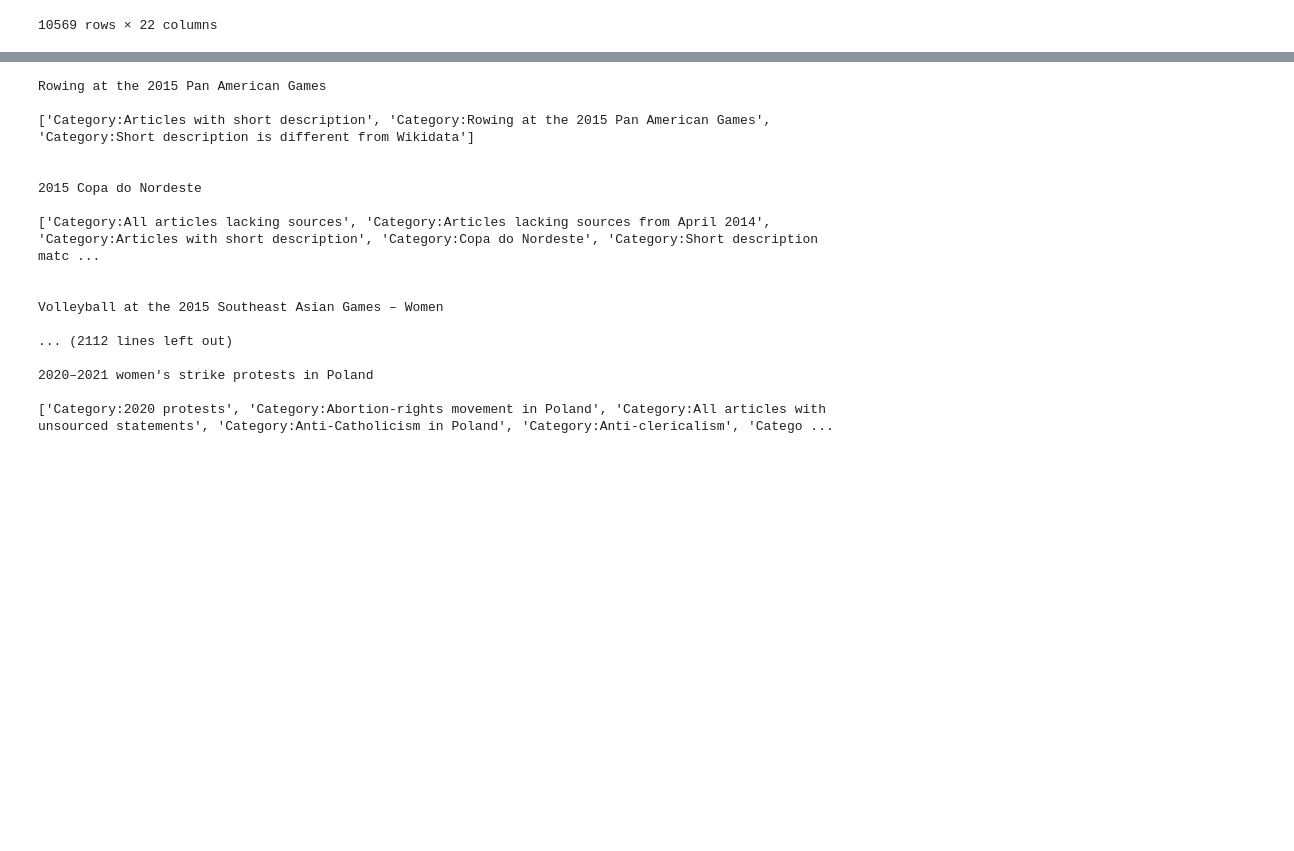
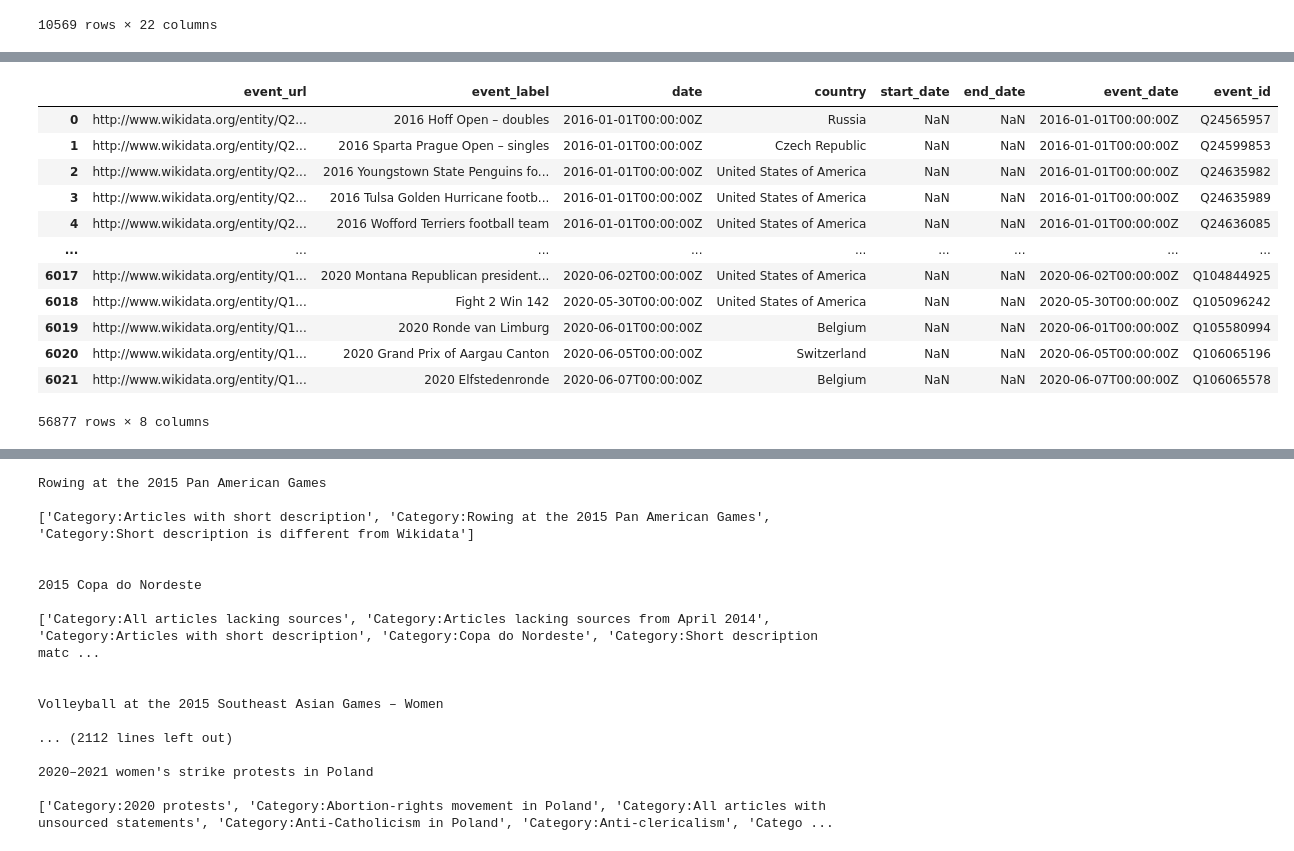
Before and after one commit to ruptho/wiki-event-bias, a Jupyter notebook: notebooks_old/prepareData_update.ipynb, the cells around one changed output, grey strips where cells are left out. Drawn from its saved outputs; the diff is of its cells as text; code cells hidden in the pictures; blank space fills up the shorter version.

```diff
--- a/notebooks_old/prepareData_update.ipynb
+++ b/notebooks_old/prepareData_update.ipynb
@@ -32,21 +32,25 @@ df
 | 10568 | http://www.wikidata.org/entity/Q8... | 2020 Green Party (Czech Republic)... | 2020-01-25T00:00:00Z | Czech Republic | NaN | NaN | 2020-01-25T00:00:00Z | Q85735761 | 2020 Green Party (Czech Republic)... | ... |
 10569 rows × 22 columns
 # %%
-def queryEventData():
+def queryEventData(year):
     sparql = SPARQLWrapper("https://query.wikidata.org/sparql")
-    sparql.setQuery("""
+    query = ("""
     SELECT ?event ?eventLabel ?date ?countryLabel ?start ?end
     WHERE
     {
       ?event  p:P585/ps:P585 ?date.
       OPTIONAL { ?event wdt:P580 ?start. }
       OPTIONAL { ?event wdt:P582 ?end. }
-      FILTER(?date <= "+2015-12-31T00:00:00Z"^^xsd:dateTime).
-      FILTER(?date >= "+2015-01-01T00:00:00Z"^^xsd:dateTime).
+      """
+      f'FILTER(?date < "+{year + 1}-01-01T00:00:00Z"^^xsd:dateTime).\n      '
+      f'FILTER(?date >= "+{year}-01-01T00:00:00Z"^^xsd:dateTime).'
+      """
       ?event wdt:P17 ?country.
       SERVICE wikibase:label { bd:serviceParam wikibase:language "en". }
     }
     """)
+    sparql.setQuery(query)
+    #print(query)
     sparql.setReturnFormat(JSON)
     results = sparql.query().convert()
     results_df = pd.io.json.json_normalize(results['results']['bindings'])
@@ -68,10 +72,18 @@ def getDate(date, start_date):
 def getEventID(event):
     return event.split("entity/")[-1]
 # %%
-# query event data from dewiki from 2020
-df = queryEventData()
-# select event_date -- if start_date is set -> start_date else: point_in_time (date)
-df['event_date'] = df.apply(lambda row : getDate(row['date'],row['start_date']), axis = 1)
-# extract wikidata item id
-df['event_id'] = df.apply(lambda row : getEventID(row['event_url']), axis = 1)
-df.head()
+import time
+def retrieve_years(years):
+    dfs = []
+    for year in years:
+        # query event data from dewiki from 2020
+        df = queryEventData(year)
+        # select event_date -- if start_date is set -> start_date else: point_in_time (date)
+        df['event_date'] = df.apply(lambda row : getDate(row['date'],row['start_date']), axis = 1)
+        # extract wikidata item id
+        df['event_id'] = df.apply(lambda row : getEventID(row['event_url']), axis = 1)
+        dfs.append(df)
+        time.sleep(30) # prevent too many request errors
+    return pd.concat(dfs)
+# %%
+df_all = retrieve_years([2016, 2017, 2018, 2019, 2020])
@@ -77,0 +119,16 @@ df.head()
+# %%
+df_all
+# %% [output]
+|  | event_url | event_label | date | country | start_date | end_date | event_date | event_id |
+| 0 | http://www.wikidata.org/entity/Q2... | 2016 Hoff Open – doubles | 2016-01-01T00:00:00Z | Russia | NaN | NaN | 2016-01-01T00:00:00Z | Q24565957 |
+| 1 | http://www.wikidata.org/entity/Q2... | 2016 Sparta Prague Open – singles | 2016-01-01T00:00:00Z | Czech Republic | NaN | NaN | 2016-01-01T00:00:00Z | Q24599853 |
+| 2 | http://www.wikidata.org/entity/Q2... | 2016 Youngstown State Penguins fo... | 2016-01-01T00:00:00Z | United States of America | NaN | NaN | 2016-01-01T00:00:00Z | Q24635982 |
+| 3 | http://www.wikidata.org/entity/Q2... | 2016 Tulsa Golden Hurricane footb... | 2016-01-01T00:00:00Z | United States of America | NaN | NaN | 2016-01-01T00:00:00Z | Q24635989 |
+| 4 | http://www.wikidata.org/entity/Q2... | 2016 Wofford Terriers football team | 2016-01-01T00:00:00Z | United States of America | NaN | NaN | 2016-01-01T00:00:00Z | Q24636085 |
+| ... | ... | ... | ... | ... | ... | ... | ... | ... |
+| 6017 | http://www.wikidata.org/entity/Q1... | 2020 Montana Republican president... | 2020-06-02T00:00:00Z | United States of America | NaN | NaN | 2020-06-02T00:00:00Z | Q104844925 |
+| 6018 | http://www.wikidata.org/entity/Q1... | Fight 2 Win 142 | 2020-05-30T00:00:00Z | United States of America | NaN | NaN | 2020-05-30T00:00:00Z | Q105096242 |
+| 6019 | http://www.wikidata.org/entity/Q1... | 2020 Ronde van Limburg | 2020-06-01T00:00:00Z | Belgium | NaN | NaN | 2020-06-01T00:00:00Z | Q105580994 |
+| 6020 | http://www.wikidata.org/entity/Q1... | 2020 Grand Prix of Aargau Canton | 2020-06-05T00:00:00Z | Switzerland | NaN | NaN | 2020-06-05T00:00:00Z | Q106065196 |
+| 6021 | http://www.wikidata.org/entity/Q1... | 2020 Elfstedenronde | 2020-06-07T00:00:00Z | Belgium | NaN | NaN | 2020-06-07T00:00:00Z | Q106065578 |
+56877 rows × 8 columns
```
Also changed, not shown: parts of 10 cells of this notebook, 24 other files.
